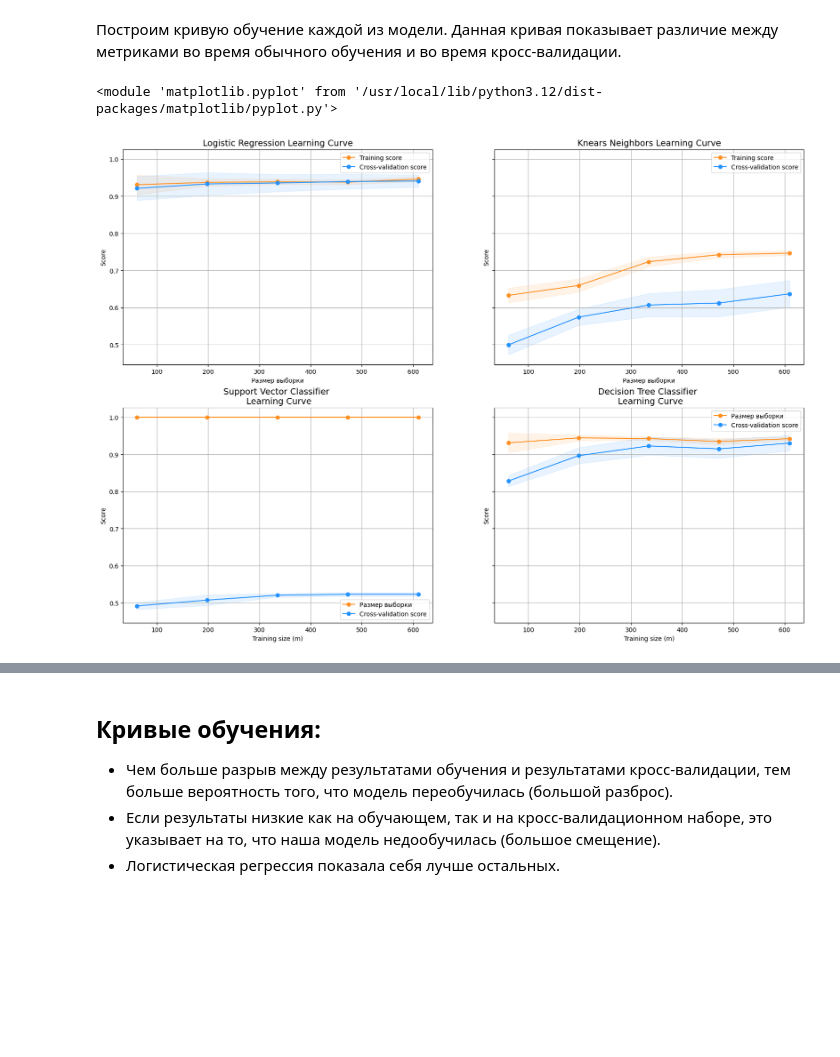
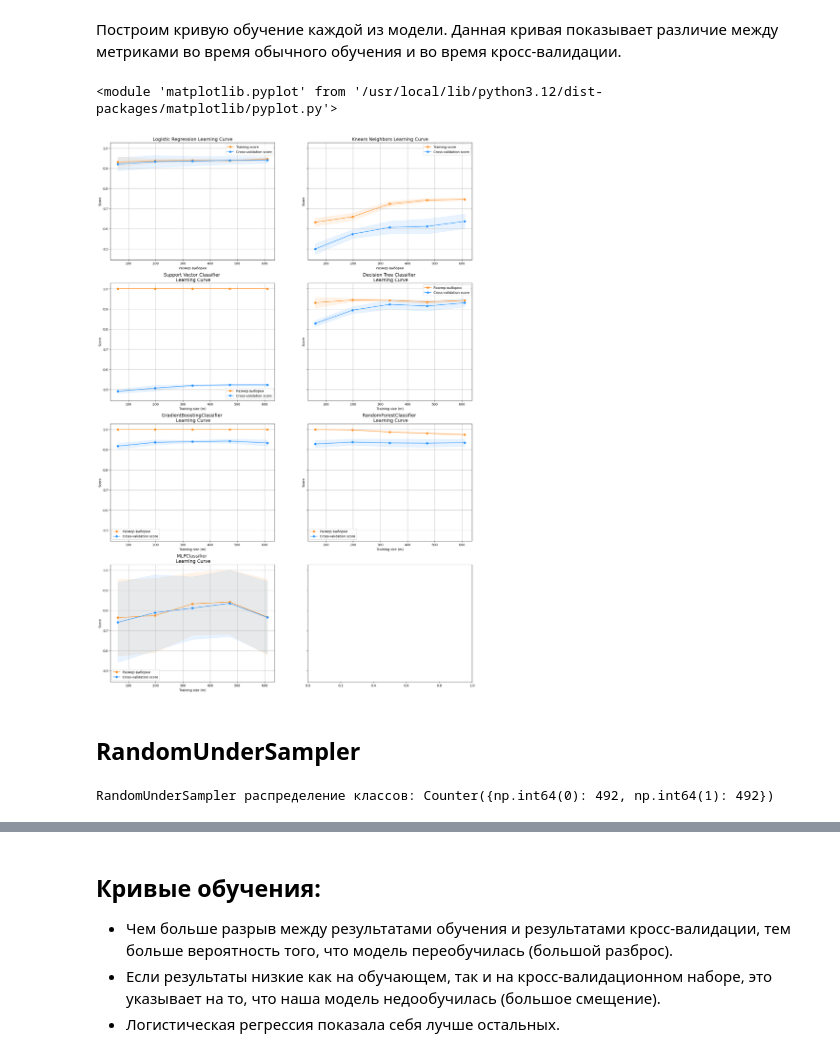
Before and after one commit to Rangulov/PhMathInfo, a Jupyter notebook: ФМИ_Disbalanced_dataset_Part_2.ipynb, the cells around one changed output, grey strips where cells are left out. Drawn from its saved outputs; the diff is of its cells as text; code cells hidden in the pictures; blank space fills up the shorter version.

```diff
--- a/ФМИ_Disbalanced_dataset_Part_2.ipynb
+++ b/ФМИ_Disbalanced_dataset_Part_2.ipynb
@@ -302,7 +306,7 @@ svc_params=[
             {'C': x,'kernel': ['poly'],'gamma': y,'degree': z}
            ]
 grid_svc=RandomizedSearchCV(estimator = SVC(),
-                        param_grid = svc_params,
+                        param_distributions = svc_params,
                         scoring='accuracy',
                         cv=3,
                         n_jobs=-1)
@@ -512,7 +615,63 @@ def plot_learning_curves(estimator1, estimator2, estimator3, estimator4, X, y, y
     return plt
 # %%
 cv = ShuffleSplit(n_splits=100, test_size=0.2, random_state=42)
-plot_learning_curves(log_reg, knears_neighbors, svc, tree_clf, X_train, y_train)
+plot_learning_curves(log_reg, knears_neighbors, svc, tree_clf, gbc_clf, RFC_clf, MLP_clf, X_train, y_train)
 # %% [output]
 <module 'matplotlib.pyplot' from '/usr/local/lib/python3.12/dist-packages/matplotlib/pyplot.py'>
-[figure, old version]
+[figure, new version]
+# %% [markdown]
+## RandomUnderSampler
+# %%
+rob_scaler = RobustScaler()
+
+skf = StratifiedKFold(n_splits=5, random_state=None, shuffle=False)
+
+from sklearn.metrics import (precision_score, roc_auc_score, recall_score, f1_score, classification_report,
+                             confusion_matrix, roc_curve, precision_recall_curve, accuracy_score)
+
+undersample_X = df.drop('Class', axis=1)
+undersample_y = df['Class']
+
+undersample_Xtrain, undersample_Xtest, undersample_ytrain, undersample_ytest = train_test_split(undersample_X, undersample_y,
+                                                                                                test_size = 0.2,
+                                                                                                random_state=42,
+                                                                                                stratify = undersample_y)#
+
+undersample_Xtrain['scaled_amount'] = rob_scaler.fit_transform(undersample_Xtrain['Amount'].values.reshape(-1,1))#
+undersample_Xtest['scaled_amount'] = rob_scaler.fit_transform(undersample_Xtest['Amount'].values.reshape(-1,1))#
+
+undersample_Xtrain['scaled_time'] = rob_scaler.fit_transform(undersample_Xtrain['Time'].values.reshape(-1,1))#
+undersample_Xtest['scaled_time'] = rob_scaler.fit_transform(undersample_Xtest['Time'].values.reshape(-1,1))#
+
+undersample_Xtrain.drop(['Time','Amount'], axis=1, inplace=True)
+undersample_Xtest.drop(['Time','Amount'], axis=1, inplace=True)
+
+undersample_Xtrain = undersample_Xtrain.values
+undersample_Xtest = undersample_Xtest.values
+undersample_ytrain = undersample_ytrain.values
+undersample_ytest = undersample_ytest.values
+
+undersample_accuracy = []
+undersample_precision = []
+undersample_recall = []
+undersample_f1 = []
+undersample_auc = []
+
+# Метод RandomUnderSampler
+X_RandomUnderSampler, y_RandomUnderSampler = RandomUnderSampler().fit_resample(undersample_X.values, undersample_y.values)
+print('RandomUnderSampler распределение классов: {}'.format(Counter(y_RandomUnderSampler)))
+# Использовать сэмплирование будем во время кросс-валидации
+
+for train, test in skf.split(undersample_Xtrain, undersample_ytrain):
+    undersample_pipeline = imbalanced_make_pipeline(NearMiss(sampling_strategy='majority'), log_reg)#
+    undersample_model = undersample_pipeline.fit(undersample_Xtrain[train], undersample_ytrain[train])#
+    undersample_prediction = undersample_model.predict(undersample_Xtrain[test])#
+
+    undersample_accuracy.append(undersample_pipeline.score(undersample_Xtrain[test],
+                                                           undersample_ytrain[test]))
+    undersample_precision.append(precision_score(undersample_ytrain[test], undersample_prediction))
+    undersample_recall.append(recall_score(undersample_ytrain[test], undersample_prediction))
+    undersample_f1.append(f1_score(undersample_ytrain[test], undersample_prediction))
+    undersample_auc.append(roc_auc_score(undersample_ytrain[test], undersample_prediction))
+# %% [output]
+RandomUnderSampler распределение классов: Counter({np.int64(0): 492, np.int64(1): 492})
```
Also changed, not shown: parts of 34 cells of this notebook.
